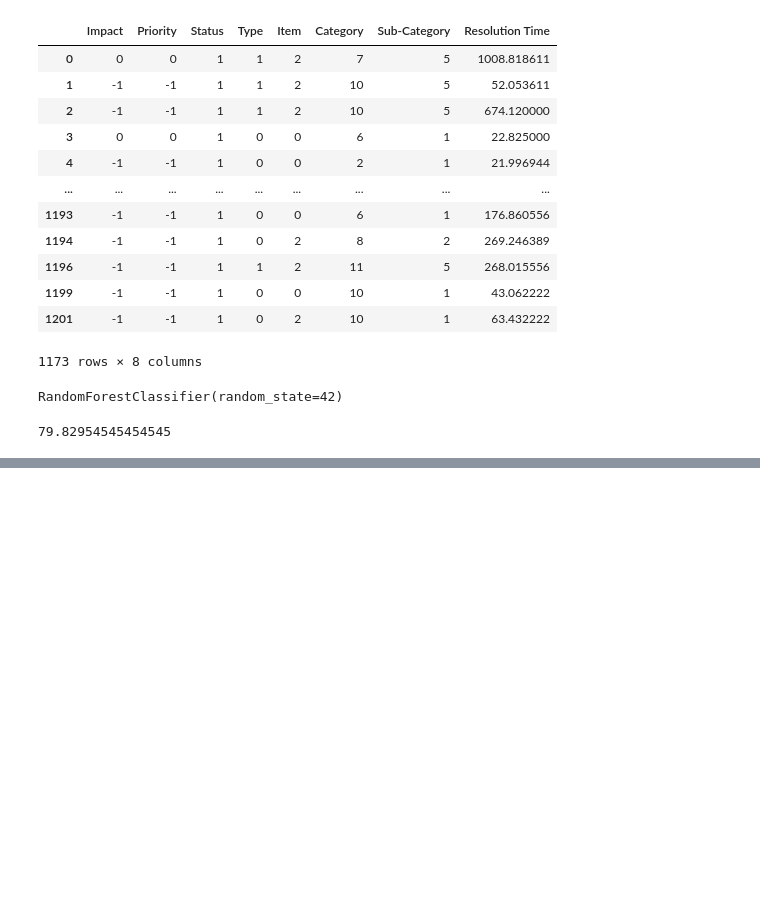
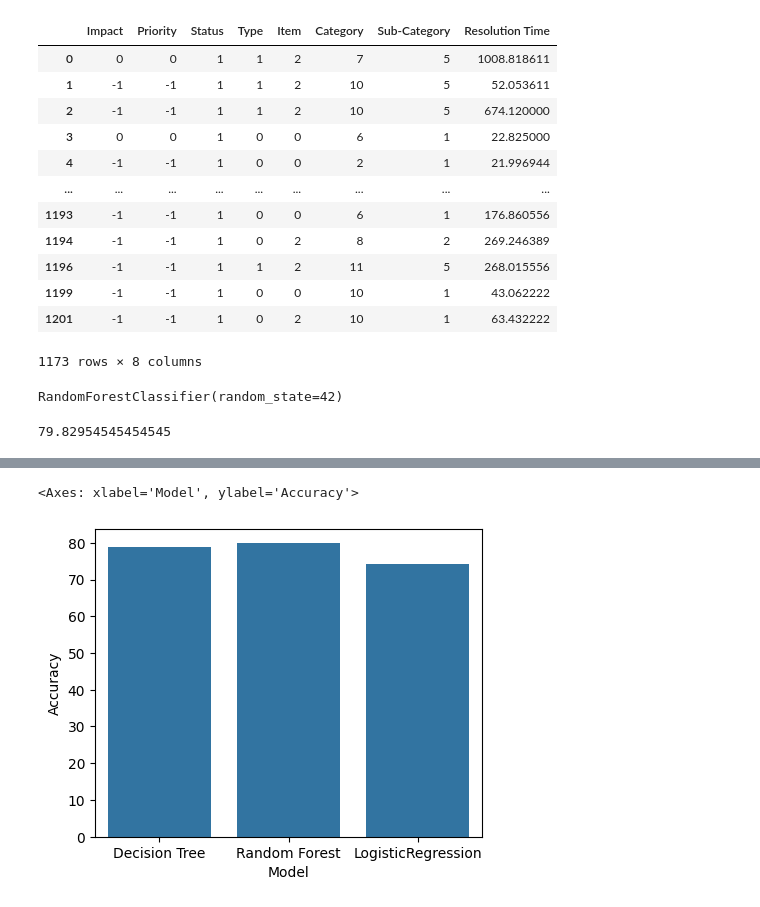
Before and after one commit to Architha-13/git_practice, a Jupyter notebook: data_analysis.ipynb, the cells around one changed output, grey strips where cells are left out. Cells and saved outputs as stored; diff of their text form; code cells hidden in the pictures; blank space fills up the shorter version.

```diff
--- a/data_analysis.ipynb
+++ b/data_analysis.ipynb
@@ -822,0 +840,8 @@ print(acc*100)
+# %%
+accdic={"Model":["Decision Tree","Random Forest","LogisticRegression"],"Accuracy":[78.97727272727273,79.82954545454545,74.14772727272727]}
+accdf=pd.DataFrame(accdic)
+plt.figure(figsize=(5,4))
+sns.barplot(data=accdf,x="Model",y="Accuracy")
+# %% [output]
+<Axes: xlabel='Model', ylabel='Accuracy'>
+[figure, added]
```
Also changed, not shown: parts of 1 cell of this notebook.
